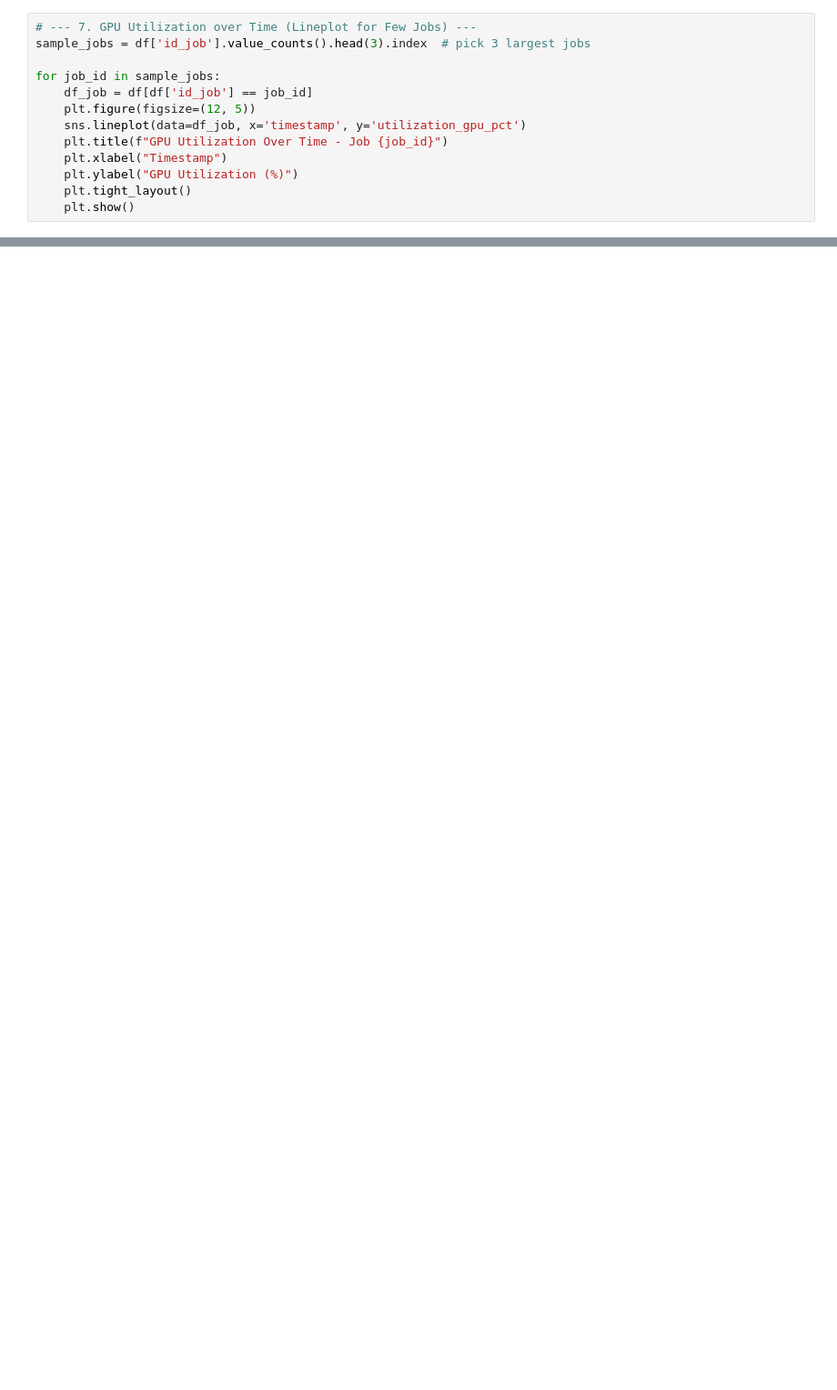
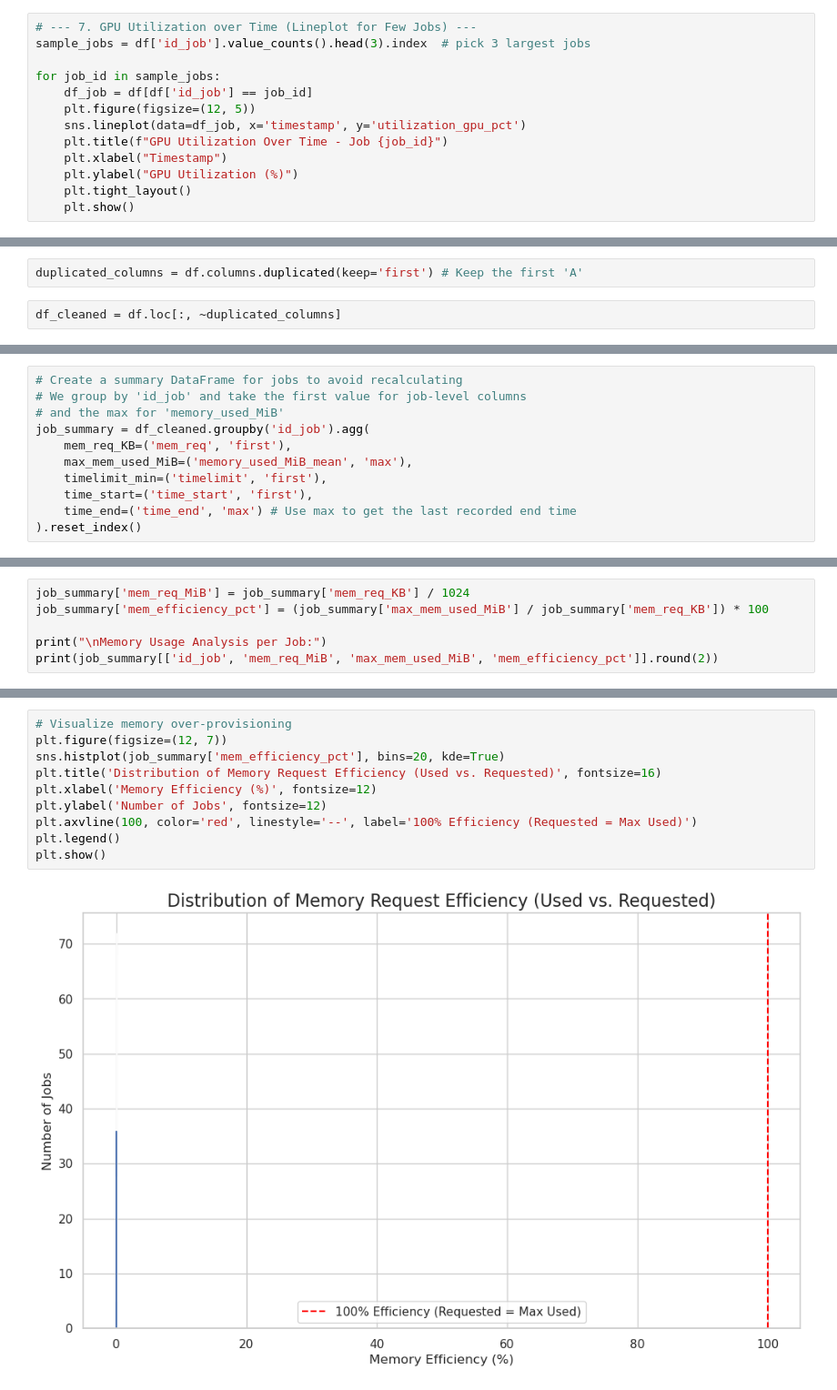
Before and after one commit to Silvana741/gpu_utilization, a Jupyter notebook: Inception4_EDA.ipynb, the cells around one changed output, grey strips where cells are left out. Shown at 91% size. Drawn from its saved outputs; the diff is of its cells as text; blank space fills up the shorter version.

Commit message:
last changes in meluxina

```diff
--- a/Inception4_EDA.ipynb
+++ b/Inception4_EDA.ipynb
@@ -159,0 +283,4 @@ for job_id in sample_jobs:
+# %%
+duplicated_columns = df.columns.duplicated(keep='first') # Keep the first 'A'
+# %%
+df_cleaned = df.loc[:, ~duplicated_columns]
@@ -159,0 +307,11 @@ for job_id in sample_jobs:
+# %%
+# Create a summary DataFrame for jobs to avoid recalculating
+# We group by 'id_job' and take the first value for job-level columns
+# and the max for 'memory_used_MiB'
+job_summary = df_cleaned.groupby('id_job').agg(
+    mem_req_KB=('mem_req', 'first'),
+    max_mem_used_MiB=('memory_used_MiB_mean', 'max'),
+    timelimit_min=('timelimit', 'first'),
+    time_start=('time_start', 'first'),
+    time_end=('time_end', 'max') # Use max to get the last recorded end time
+).reset_index()
@@ -159,0 +334,6 @@ for job_id in sample_jobs:
+# %%
+job_summary['mem_req_MiB'] = job_summary['mem_req_KB'] / 1024
+job_summary['mem_efficiency_pct'] = (job_summary['max_mem_used_MiB'] / job_summary['mem_req_KB']) * 100
+
+print("\nMemory Usage Analysis per Job:")
+print(job_summary[['id_job', 'mem_req_MiB', 'max_mem_used_MiB', 'mem_efficiency_pct']].round(2))
@@ -159,0 +371,12 @@ for job_id in sample_jobs:
+# %%
+# Visualize memory over-provisioning
+plt.figure(figsize=(12, 7))
+sns.histplot(job_summary['mem_efficiency_pct'], bins=20, kde=True)
+plt.title('Distribution of Memory Request Efficiency (Used vs. Requested)', fontsize=16)
+plt.xlabel('Memory Efficiency (%)', fontsize=12)
+plt.ylabel('Number of Jobs', fontsize=12)
+plt.axvline(100, color='red', linestyle='--', label='100% Efficiency (Requested = Max Used)')
+plt.legend()
+plt.show()
+# %% [output]
+[figure, added]
```
Also changed, not shown: parts of 32 cells of this notebook.
